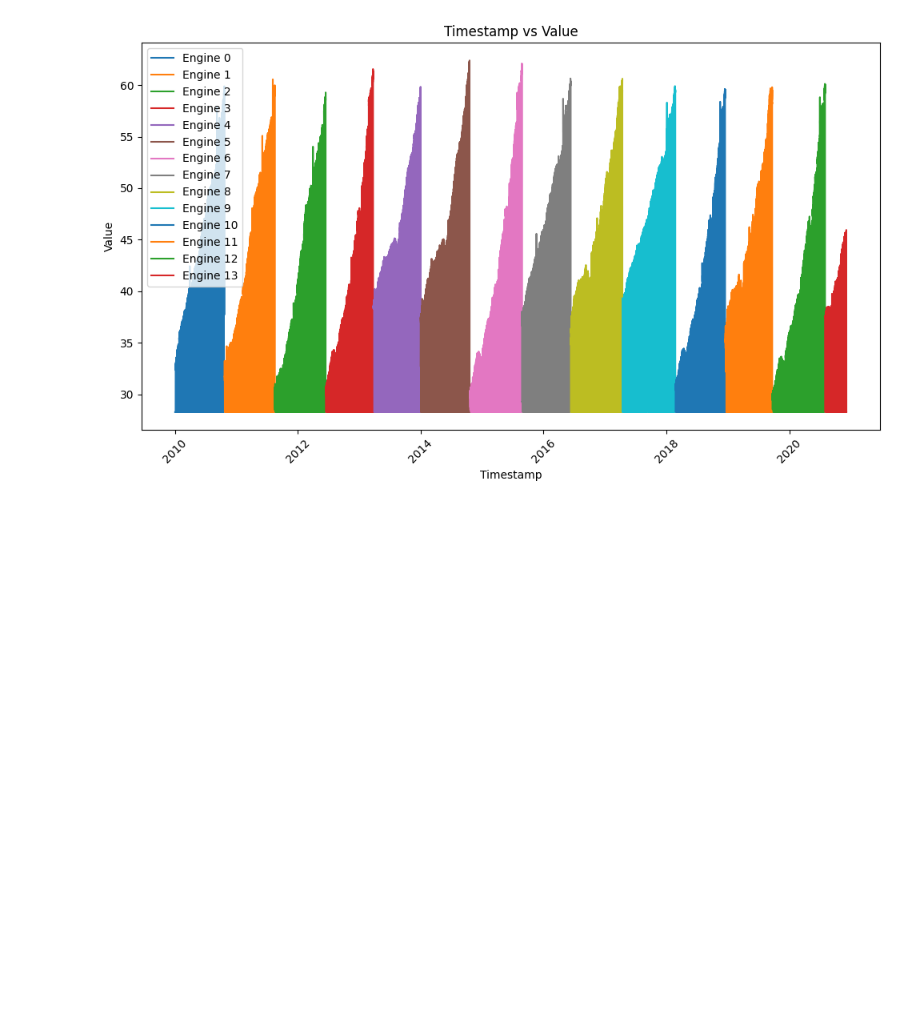
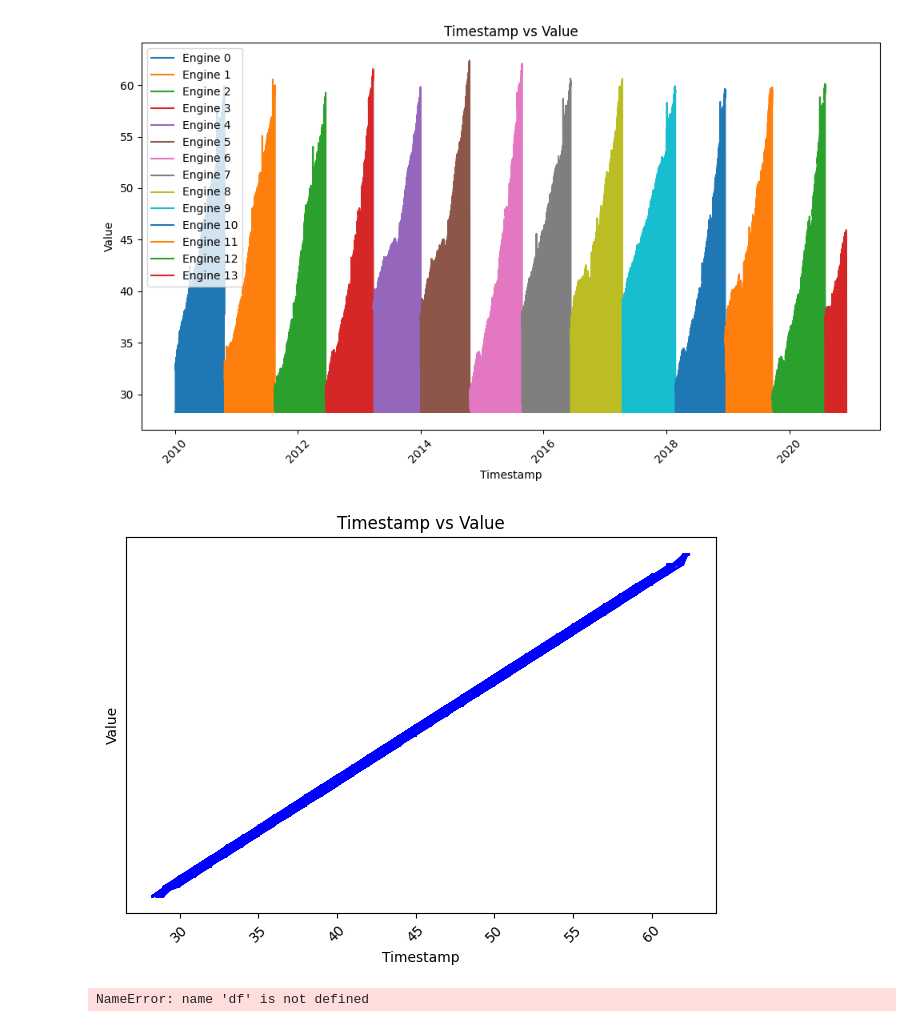
Before and after one commit to mazzyy/TimeSearies_toolkit-, a Jupyter notebook: backend/exploratory_notebooks/check.ipynb, the cells around one changed output. Drawn from its saved outputs; the diff is of its cells as text; code cells hidden in the pictures; blank space fills up the shorter version.

```diff
--- a/backend/exploratory_notebooks/check.ipynb
+++ b/backend/exploratory_notebooks/check.ipynb
@@ -2,7 +2,9 @@
 import pandas as pd
 import matplotlib.pyplot as plt
 # %%
-df = pd.read_csv(r'C:\Users\AliAsh\Sync\TimeSeriesProject\TimeSearies_toolkit-\backend\data\raw_data\task.csv')
-df['timestamp'] = pd.to_datetime(df['timestamp'])
-df.info()
+df = pd.read_csv("../data/raw_data/task.csv")
+
+df['x'] = pd.to_datetime(df['x'])
+# df.info()
+df.head()
 # %% [output]
@@ -47,3 +66,21 @@ plt.legend()
 plt.show()
 # %% [output]
 [figure]
+# %%
+# Plotting the data
+# plt.figure(figsize=(10, 6))
+plt.plot(df['y'], df['x'], color='b')
+plt.xlabel('Timestamp')
+plt.ylabel('Value')
+plt.title('Timestamp vs Value')
+plt.xticks(rotation=45)
+plt.tight_layout()
+
+# Show the plot
+plt.show()
+# %% [output]
+[figure, added]
+# %%
+df
+# %% [output]
+NameError: name 'df' is not defined
```
Also changed, not shown: parts of 2 cells of this notebook, 14 other files.
